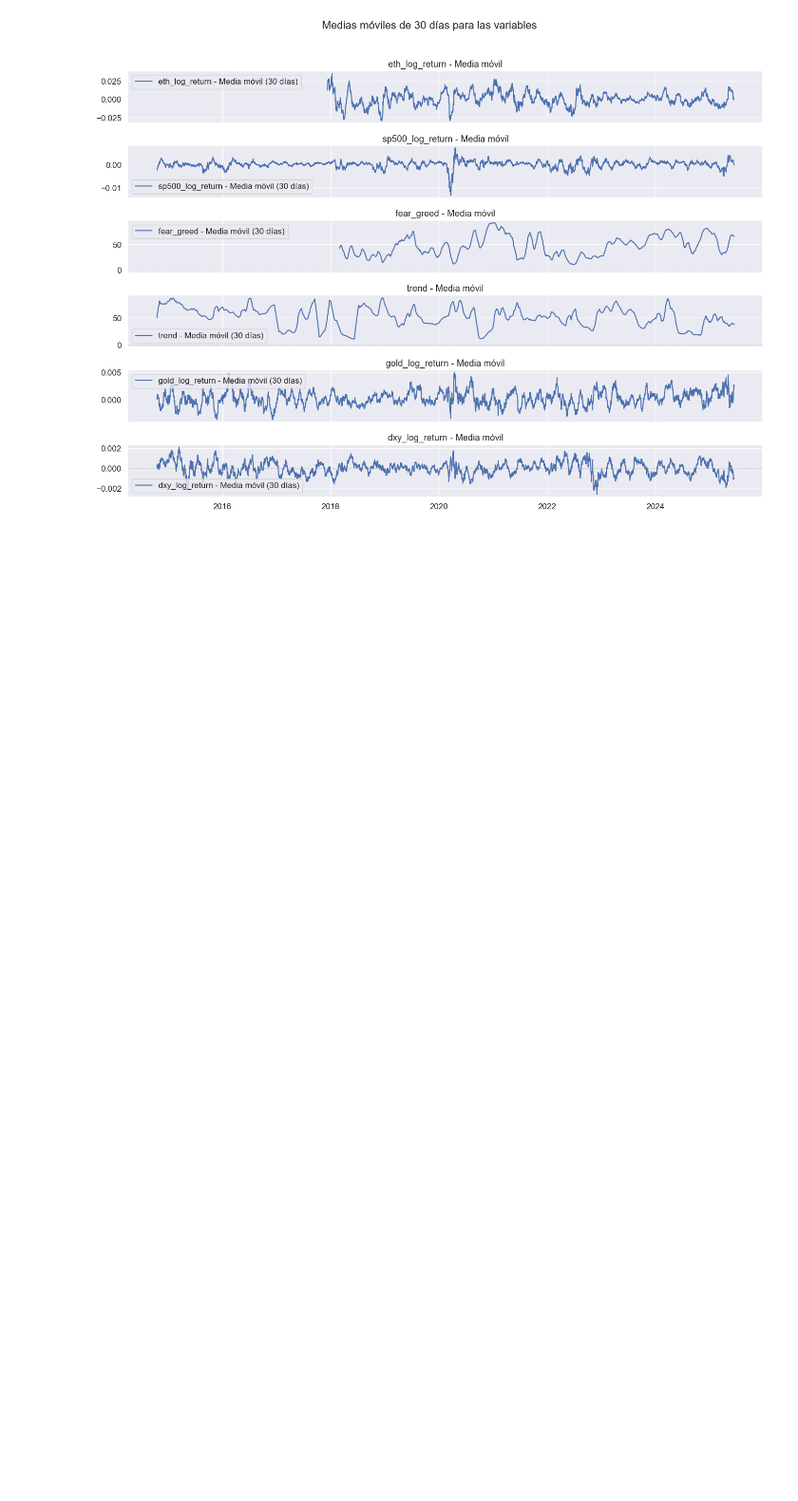
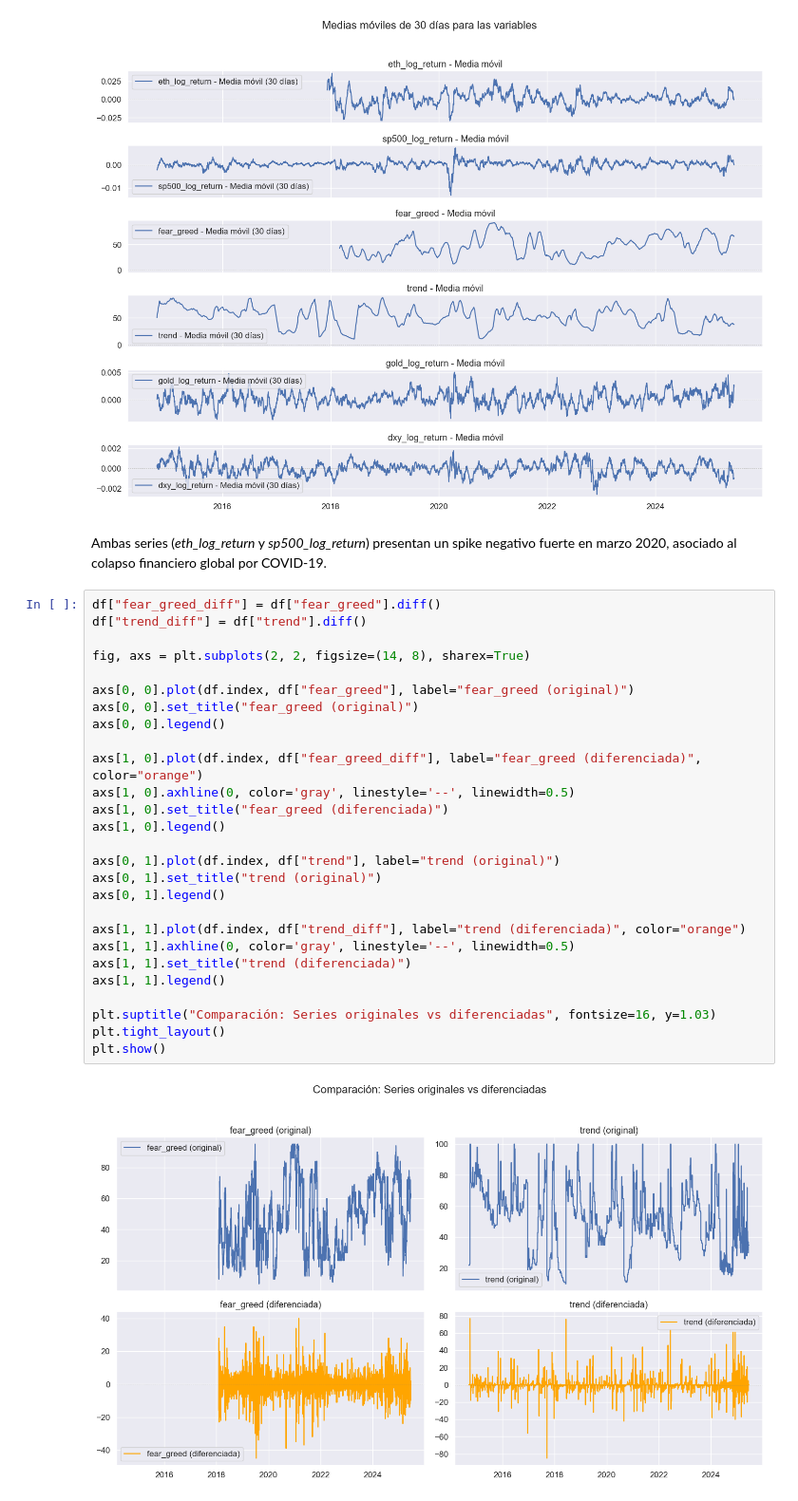
Before and after one commit to claudiobarril/tp_ast1_19co2024, a Jupyter notebook: notebooks/3_exploratory_analysis.ipynb, the cells around one changed output. Shown at 95% size. Drawn from its saved outputs; the diff is of its cells as text; blank space fills up the shorter version.

```diff
--- a/notebooks/3_exploratory_analysis.ipynb
+++ b/notebooks/3_exploratory_analysis.ipynb
@@ -231,3 +231,34 @@ plt.tight_layout()
 plt.show()
 # %% [output]
 [figure]
+# %% [markdown]
+Ambas series (_eth_log_return_ y _sp500_log_return_) presentan un spike negativo fuerte en marzo 2020, asociado al colapso financiero global por COVID-19.
+# %%
+df["fear_greed_diff"] = df["fear_greed"].diff()
+df["trend_diff"] = df["trend"].diff()
+
+fig, axs = plt.subplots(2, 2, figsize=(14, 8), sharex=True)
+
+axs[0, 0].plot(df.index, df["fear_greed"], label="fear_greed (original)")
+axs[0, 0].set_title("fear_greed (original)")
+axs[0, 0].legend()
+
+axs[1, 0].plot(df.index, df["fear_greed_diff"], label="fear_greed (diferenciada)", color="orange")
+axs[1, 0].axhline(0, color='gray', linestyle='--', linewidth=0.5)
+axs[1, 0].set_title("fear_greed (diferenciada)")
+axs[1, 0].legend()
+
+axs[0, 1].plot(df.index, df["trend"], label="trend (original)")
+axs[0, 1].set_title("trend (original)")
+axs[0, 1].legend()
+
+axs[1, 1].plot(df.index, df["trend_diff"], label="trend (diferenciada)", color="orange")
+axs[1, 1].axhline(0, color='gray', linestyle='--', linewidth=0.5)
+axs[1, 1].set_title("trend (diferenciada)")
+axs[1, 1].legend()
+
+plt.suptitle("Comparación: Series originales vs diferenciadas", fontsize=16, y=1.03)
+plt.tight_layout()
+plt.show()
+# %% [output]
+[figure, added]
```
Also changed, not shown: parts of 2 cells of this notebook.
